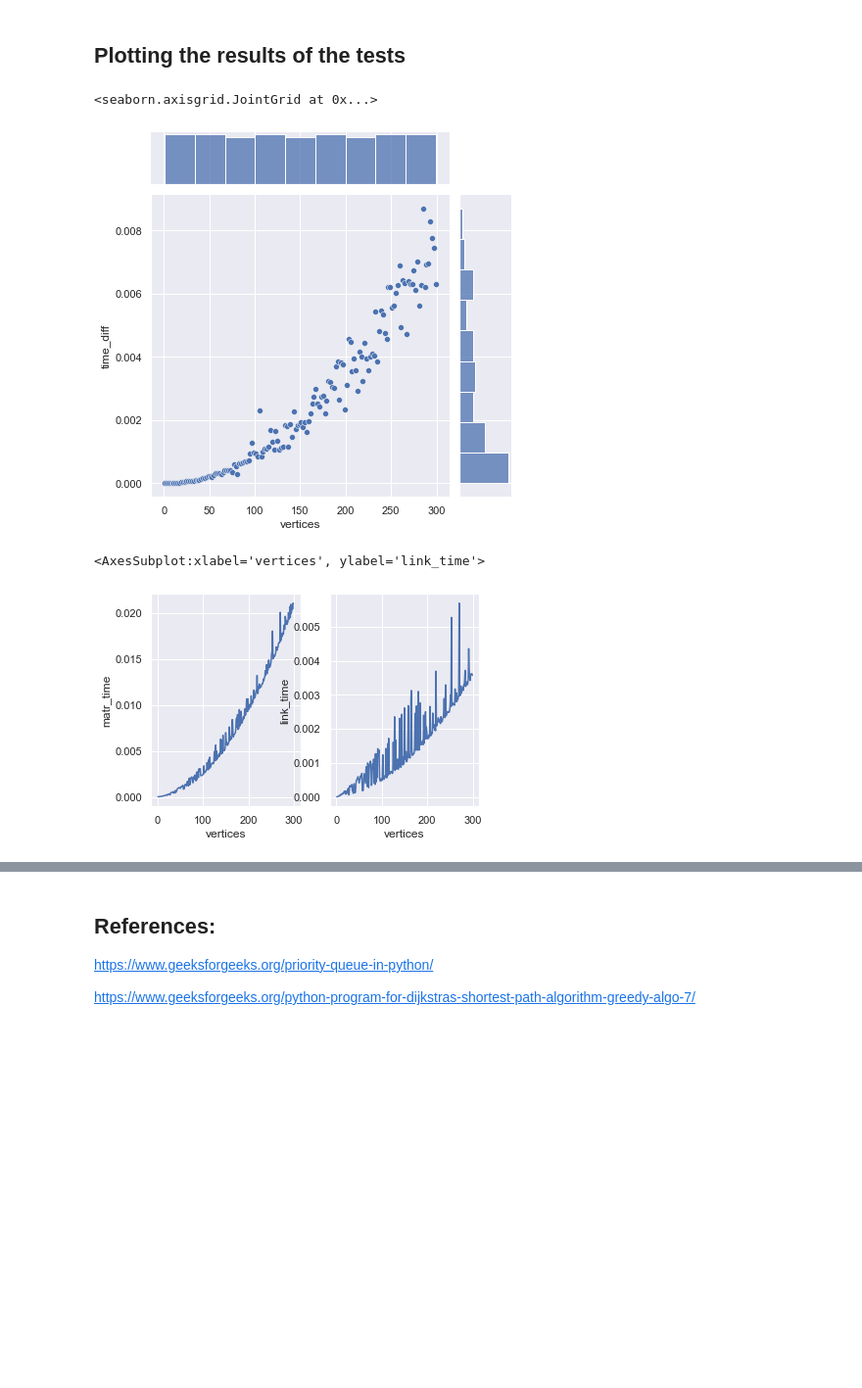
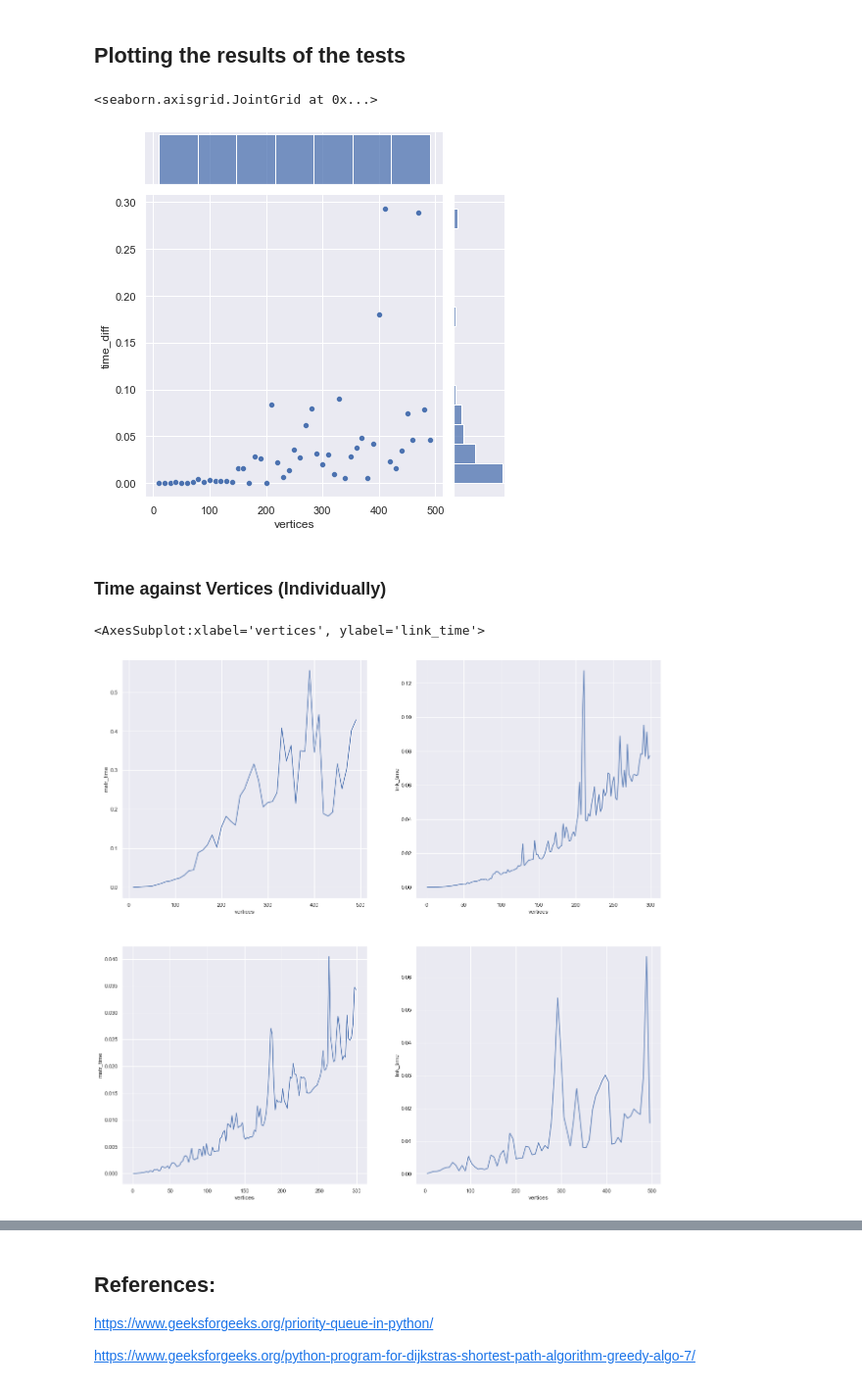
Before and after one commit to Kiriketsuki/CZ2101, a Jupyter notebook: Lab 2/dijkstra_algo.ipynb, the cells around one changed output, grey strips where cells are left out. Shown at 98% size. Drawn from its saved outputs; the diff is of its cells as text; code cells hidden in the pictures; blank space fills up the shorter version.

Commit message:
added graphs

```diff
--- a/Lab 2/dijkstra_algo.ipynb
+++ b/Lab 2/dijkstra_algo.ipynb
@@ -615,14 +646,19 @@ random_results_1
 # %% [markdown]
 ## Plotting the results of the tests
 # %%
-sb.jointplot(data = results_0, x = "vertices", y = "time_diff")
+sb.jointplot(data = iter_results_0, x = "vertices", y = "time_diff")
 # %% [output]
 <seaborn.axisgrid.JointGrid at 0x...>
-[figure, old version]
+[figure, new version]
+# %% [markdown]
+### Time against Vertices (Individually)
 # %%
-fig, ax = plt.subplots(1,2)
-sb.lineplot(data = results_1, x = "vertices", y = "matr_time", ax = ax[0])
-sb.lineplot(data = results_1, x = "vertices", y = "link_time", ax = ax[1])
+fig, ax = plt.subplots(2,2, figsize = (20,20))
+sb.lineplot(data = iter_results_0, x = "vertices", y = "matr_time", ax = ax[0][0])
+sb.lineplot(data = iter_results_1, x = "vertices", y = "link_time", ax = ax[0][1])
+
+sb.lineplot(data = random_results_0, x = "vertices", y = "matr_time", ax = ax[1][0])
+sb.lineplot(data = random_results_1, x = "vertices", y = "link_time", ax = ax[1][1])
 # %% [output]
 <AxesSubplot:xlabel='vertices', ylabel='link_time'>
-[figure, old version]
+[figure, new version]
```
Also changed, not shown: parts of 11 cells of this notebook.
